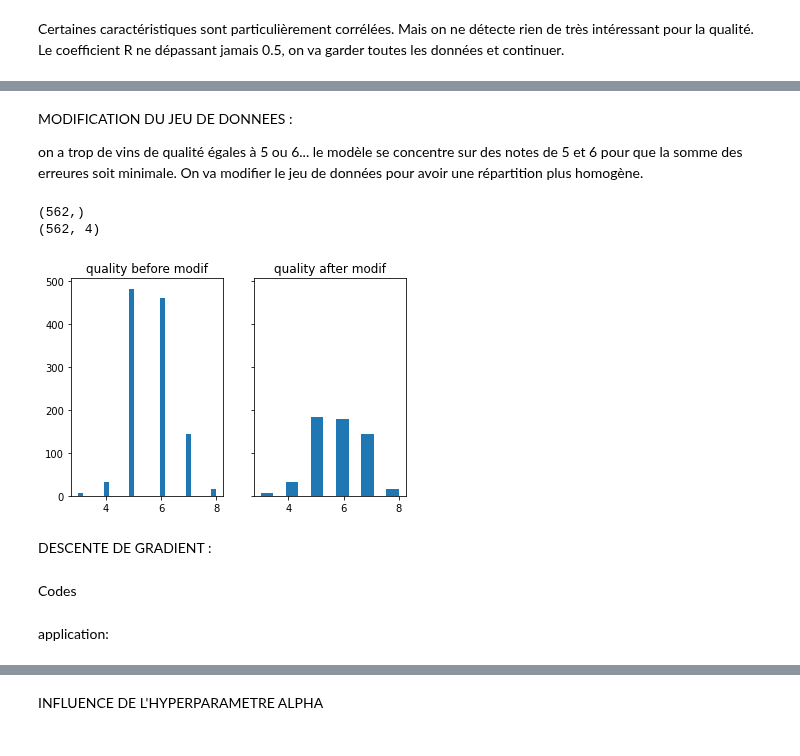
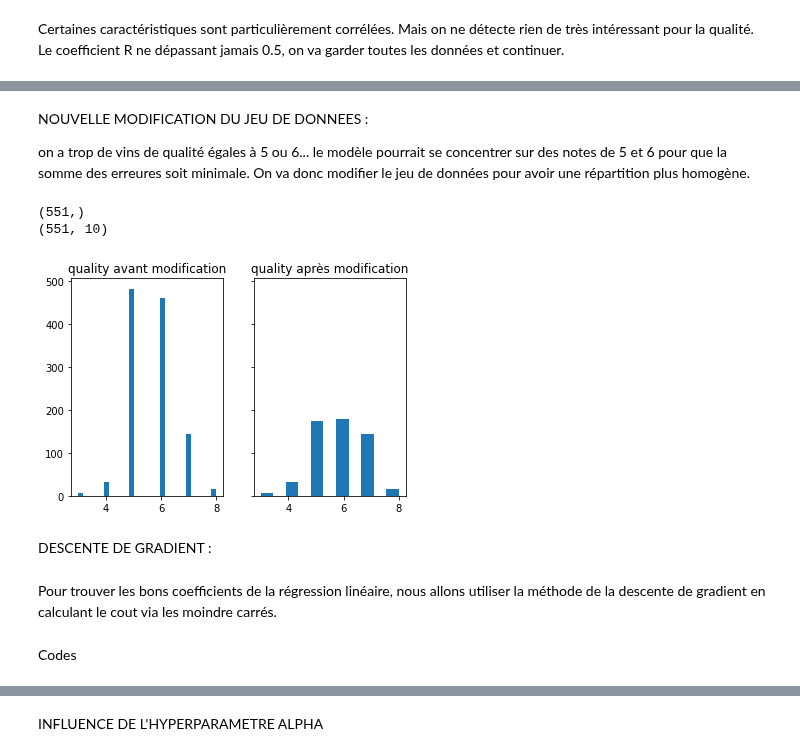
Before and after one commit to HenriS67/wineQualityPrediction, a Jupyter notebook: 1UTILELinRegGradient.ipynb, the cells around one changed output, grey strips where cells are left out. Cells and saved outputs as stored; diff of their text form; code cells hidden in the pictures.

```diff
--- a/1UTILELinRegGradient.ipynb
+++ b/1UTILELinRegGradient.ipynb
@@ -150,17 +130,0 @@ Peak to Peak range by column in Normalized X:[[8.13123157 6.00893702 9.80483344
-# %%
-fig,ax=plt.subplots(1, 4, figsize=(12, 3))
-for i in range(len(ax)):
-    ax[i].hist(X_train[:,i],bins='auto')
-    ax[i].set_xlabel(X_features[i])
-ax[0].set_ylabel("count")
-fig.suptitle("distribution of features before normalization")
-plt.show()
-fig,ax=plt.subplots(1,4,figsize=(12,3))
-
-for i in range(len(ax)):
-    ax[i].hist(X_norm[:,i],bins='auto')
-    ax[i].set_xlabel(X_features[i])
-ax[0].set_ylabel("count");
-fig.suptitle("distribution of features after normalization")
-
-plt.show()
@@ -170,39 +131,41 @@ plt.show()
 # %% [markdown]
-MODIFICATION DU JEU DE DONNEES :
+NOUVELLE MODIFICATION DU JEU DE DONNEES :
 
-on a trop de vins de qualité égales à 5 ou 6... le modèle se concentre sur des notes de 5 et 6 pour que la somme des erreures soit minimale. On va modifier le jeu de données pour avoir une répartition plus homogène.
+on a trop de vins de qualité égales à 5 ou 6... le modèle pourrait se concentrer sur des notes de 5 et 6 pour que la somme des erreures soit minimale. On va donc modifier le jeu de données pour avoir une répartition plus homogène.
 # %%
 import random
-
+X_norm, X_mu, X_sigma = zscore_normalize_features(X_train)
 
 fig,ax=plt.subplots(1,2,sharey=True)
 ax[0].hist(df["quality"], bins='auto',label="quality")
-ax[0].set_title("quality before modif")
+ax[0].set_title("quality avant modification")
 supp=[]
 #on supprime aleatoirement des valeurs de notes 5 et 6 (diviser par 3)
 for i in range(len(y_train)):
     if y_train[i]==5 or y_train[i]==6:
         rand=random.random()
         if(rand>0.4):
             supp.append(i)
 for j in range(len(supp)):
     y_train2=np.delete(y_train,supp)
     X_norm2=np.delete(X_norm,supp,0)
 
 
 ax[1].hist(y_train2, bins='auto',label="quality")
-ax[1].set_title("quality after modif")
+ax[1].set_title("quality après modification")
 
 print(y_train2.shape)
 print(X_norm2.shape)
 X_norm=X_norm2
 y_train=y_train2
 # %% [output]
-(562,)
-(562, 4)
+(551,)
+(551, 10)
-[figure, old version]
+[figure, new version]
 # %% [markdown]
 DESCENTE DE GRADIENT :
+# %% [markdown]
+Pour trouver les bons coefficients de la régression linéaire, nous allons utiliser la méthode de la descente de gradient en calculant le cout via les moindre carrés.
 # %% [markdown]
 Codes
 # %%
@@ -302,4 +266,2 @@ def gradient_descent(X, y, w_in, b_in, alpha, num_iters):
 
     return w, b, np.squeeze(J_history) #return final w,b and J history for graphing
-# %% [markdown]
-application:
```
Also changed, not shown: parts of 14 cells of this notebook.
